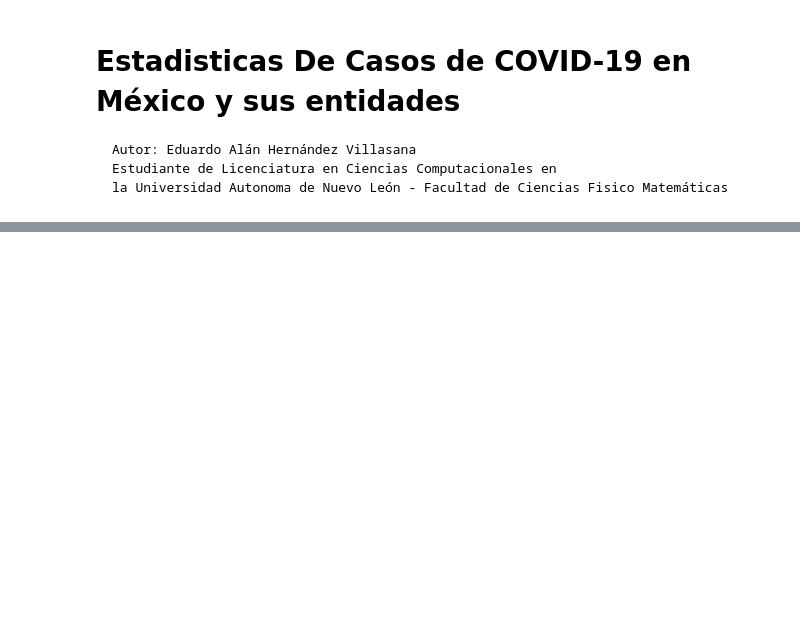
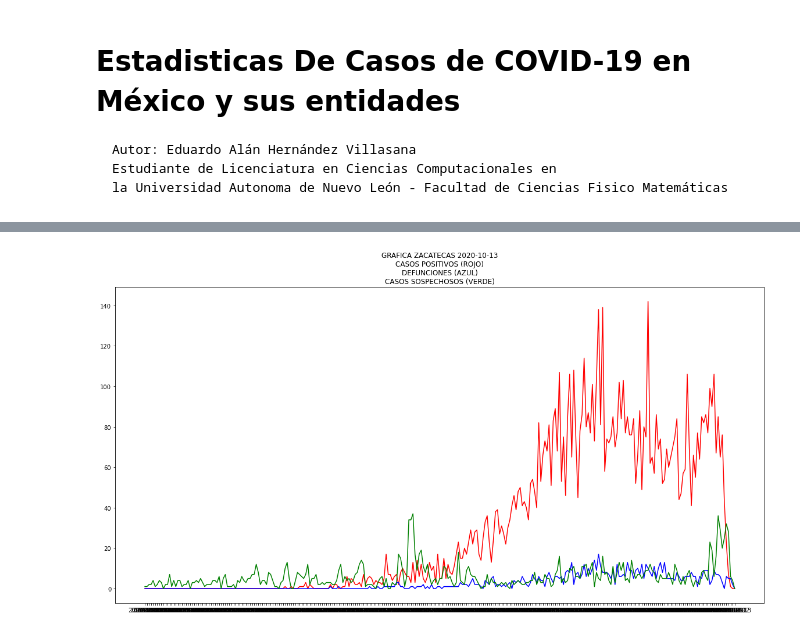
Before and after one commit to EduHdzVillasana/COVIDSTATSMX, a Jupyter notebook: Scripts/COVID_NB.ipynb, the cells around one changed output, grey strips where cells are left out. Drawn from its saved outputs; the diff is of its cells as text; code cells hidden in the pictures; blank space fills up the shorter version.

```diff
--- a/Scripts/COVID_NB.ipynb
+++ b/Scripts/COVID_NB.ipynb
@@ -304,9 +259,2 @@ plt.savefig("../Graficas/NACIONAL/"+fecha_actualizacion + "-NACIONAL.png")
 # %%
 poblacion = ps.read_csv("../Poblacion/Poblacion.csv")
-# %%
-for estado_id in poblacion["CLAVE"]:
-    muertes = covid_df[(covid_df["ENTIDAD_RES"] == estado_id)
-    & (covid_df["RESULTADO"] == 1)
-    & (covid_df["FECHA_DEF"] != "9999-99-99")]
-    estado = poblacion[poblacion["CLAVE"] == estado_id]["ESTADO"].tolist()[0]
-    print (estado + ": " + str(len(muertes)))
@@ -330,0 +327,11 @@ ZACATECAS: 790
+# %%
+estados_dic = {}
+for estado_id in poblacion["CLAVE"]:
+    ESTADO = poblacion[poblacion["CLAVE"] == estado_id]["ESTADO"].tolist()[0]
+    estados_dic[ESTADO] =ps.DataFrame(obtenerCasosPorDia(covid_df, estado = estado_id))
+
+    guardarDataFrame (path = "C:/Users/alana/Documents/COVIDSTATS/CASOSPORDIA",
+    nombre = fecha_actualizacion + "-" +ESTADO+ ".xls",
+    tipo = ".xls",
+    dataFrame = estados_dic[ESTADO])
+    print(ESTADO + " LISTO")
@@ -330,0 +356,5 @@ ZACATECAS: 790
+# %%
+for estado in poblacion["ESTADO"]:
+    imprimirGrafica (estado, estados_dic[estado], fecha_actualizacion)
+# %% [output]
+[figure, added]
```
Also changed, not shown: parts of 24 cells of this notebook, 35 other files.
